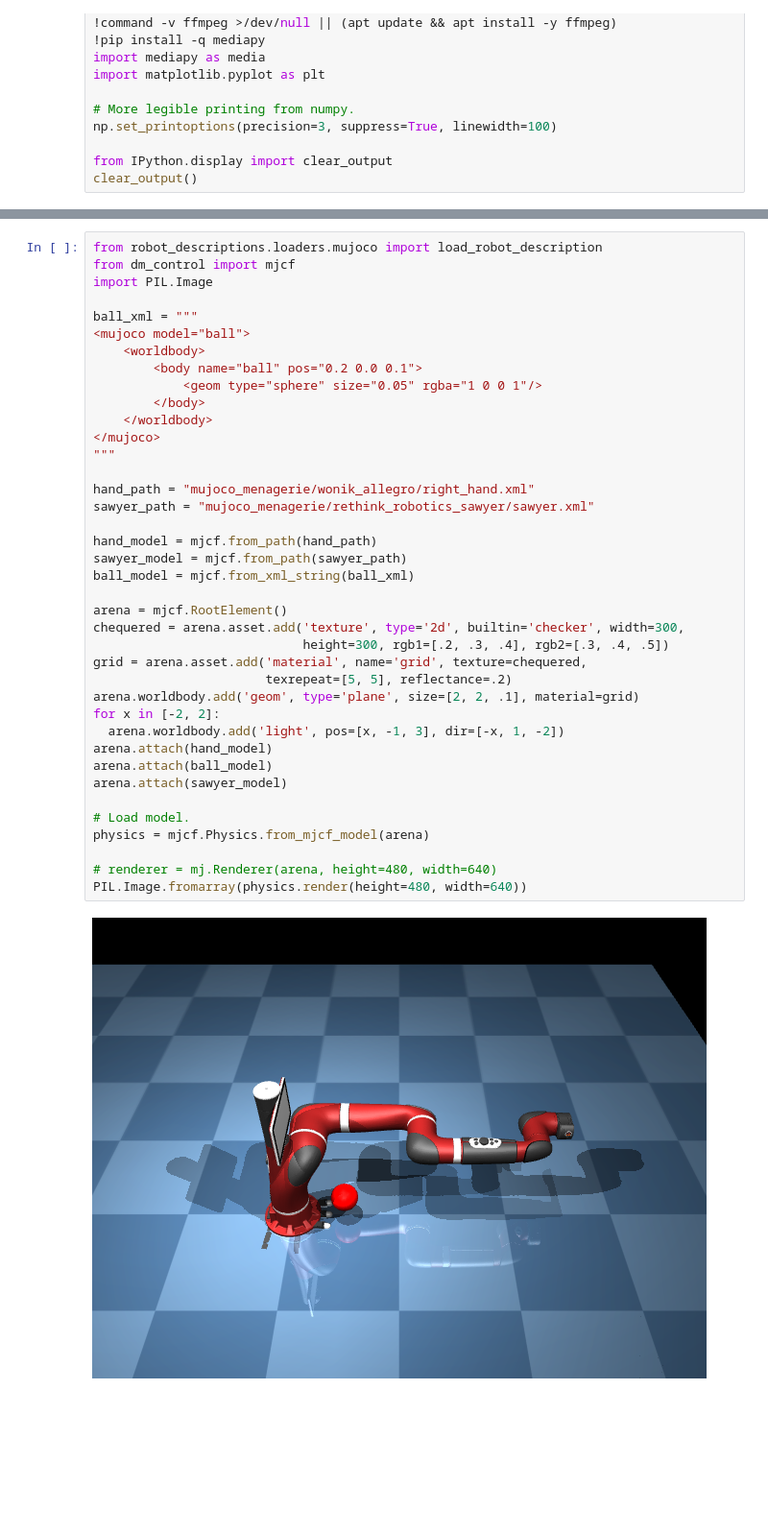
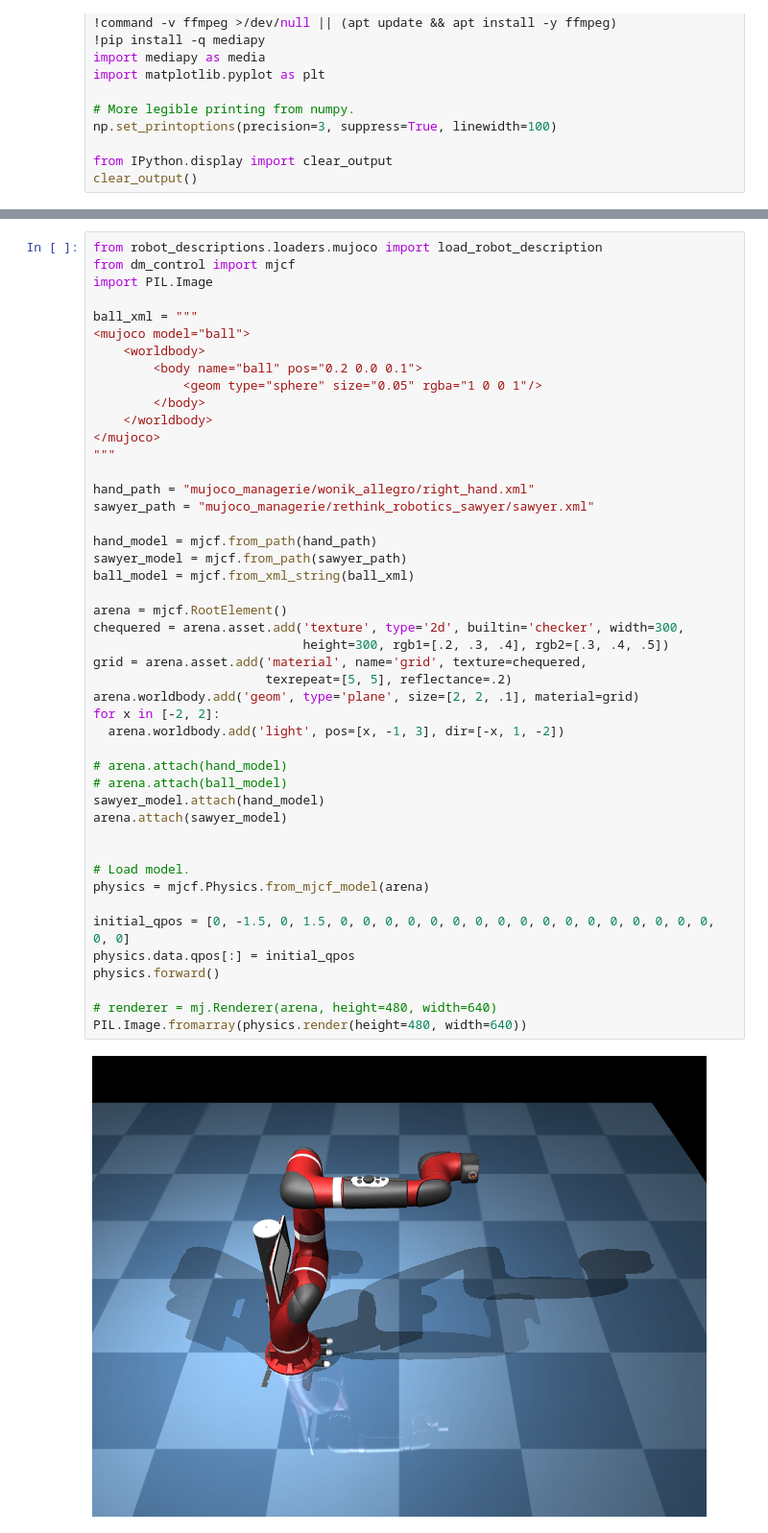
Before and after one commit to YardenGoraly/Mujoco_fun, a Jupyter notebook: MuJoCo_fun.ipynb, the cells around one changed output, grey strips where cells are left out. Shown at 96% size. Cells and saved outputs as stored; diff of their text form; blank space fills up the shorter version.

Commit message:
trying to get hand to attach to sawyer

```diff
--- a/MuJoCo_fun.ipynb
+++ b/MuJoCo_fun.ipynb
@@ -96,35 +96,42 @@ ball_xml = """
 <mujoco model="ball">
     <worldbody>
         <body name="ball" pos="0.2 0.0 0.1">
             <geom type="sphere" size="0.05" rgba="1 0 0 1"/>
         </body>
     </worldbody>
 </mujoco>
 """
 
-hand_path = "mujoco_menagerie/wonik_allegro/right_hand.xml"
-sawyer_path = "mujoco_menagerie/rethink_robotics_sawyer/sawyer.xml"
+hand_path = "mujoco_managerie/wonik_allegro/right_hand.xml"
+sawyer_path = "mujoco_managerie/rethink_robotics_sawyer/sawyer.xml"
 
 hand_model = mjcf.from_path(hand_path)
 sawyer_model = mjcf.from_path(sawyer_path)
 ball_model = mjcf.from_xml_string(ball_xml)
 
 arena = mjcf.RootElement()
 chequered = arena.asset.add('texture', type='2d', builtin='checker', width=300,
                             height=300, rgb1=[.2, .3, .4], rgb2=[.3, .4, .5])
 grid = arena.asset.add('material', name='grid', texture=chequered,
                        texrepeat=[5, 5], reflectance=.2)
 arena.worldbody.add('geom', type='plane', size=[2, 2, .1], material=grid)
 for x in [-2, 2]:
   arena.worldbody.add('light', pos=[x, -1, 3], dir=[-x, 1, -2])
-arena.attach(hand_model)
-arena.attach(ball_model)
+
+# arena.attach(hand_model)
+# arena.attach(ball_model)
+sawyer_model.attach(hand_model)
 arena.attach(sawyer_model)
+
 
 # Load model.
 physics = mjcf.Physics.from_mjcf_model(arena)
 
+initial_qpos = [0, -1.5, 0, 1.5, 0, 0, 0, 0, 0, 0, 0, 0, 0, 0, 0, 0, 0, 0, 0, 0, 0, 0, 0]
+physics.data.qpos[:] = initial_qpos
+physics.forward()
+
 # renderer = mj.Renderer(arena, height=480, width=640)
 PIL.Image.fromarray(physics.render(height=480, width=640))
 # %% [output]
-[figure, old version]
+[figure, new version]
```
Also changed, not shown: parts of 5 cells of this notebook, 1 other file.
